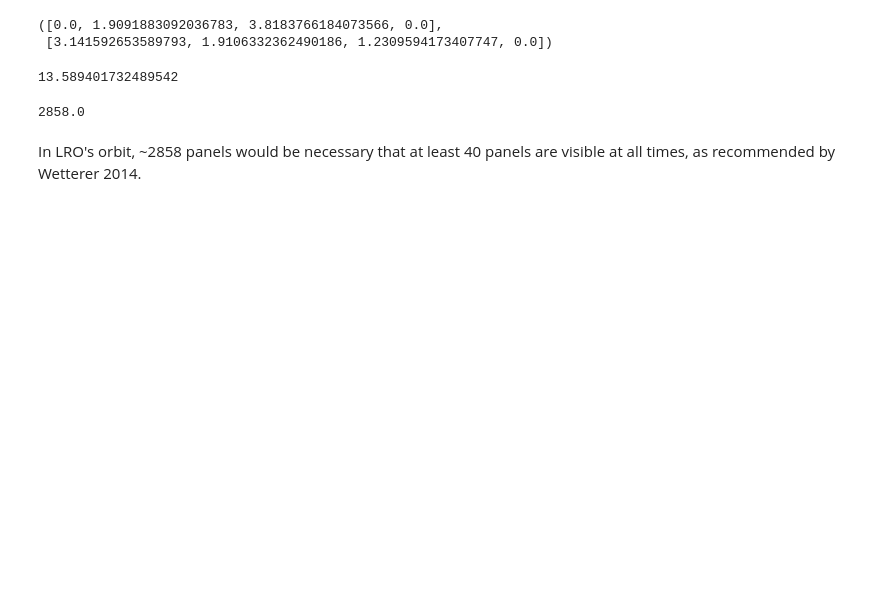
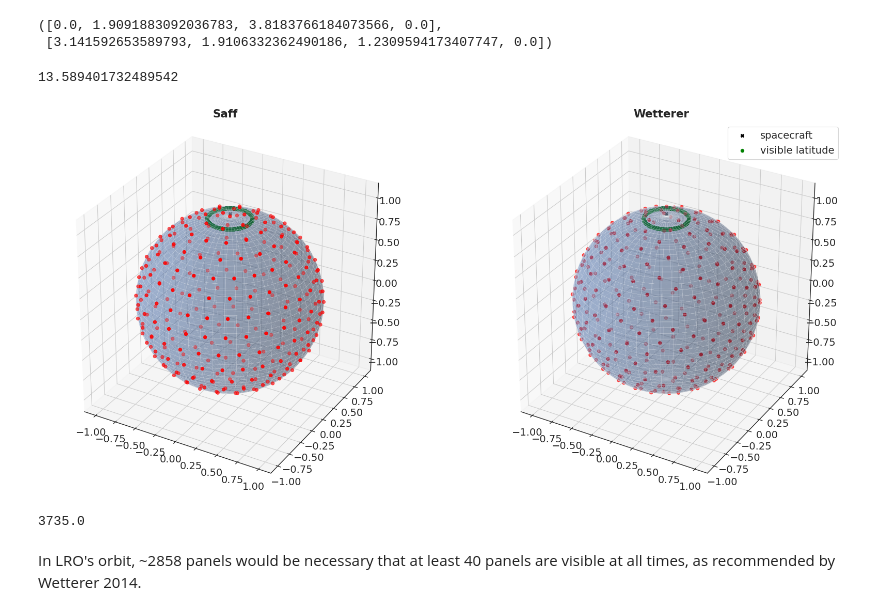
Before and after one commit to DominikStiller/tudelft-hpb-project, a Jupyter notebook: analysis/paneling.ipynb, the cells around one changed output. Drawn from its saved outputs; the diff is of its cells as text; code cells hidden in the pictures; blank space fills up the shorter version.

Commit message:
Fix Wetterer algorithm for paneling of sphere

```diff
--- a/analysis/paneling.ipynb
+++ b/analysis/paneling.ipynb
@@ -15,15 +15,16 @@ def generate_panels_wetterer(N):
     polars = []
     azimuths = []
 
-    z = 1 - 1/N  # from 1 to -1
+    z = -1 + 1/N  # from 1 to -1
     for j in range(1, N+1):
-        polars.append(np.pi/2 - np.arctan(np.sqrt(1-z**2)/z))
+        # Fraction is flipped compared to paper; the paper version biases points towards poles
+        polars.append(np.pi/2 - np.arctan(z/np.sqrt(1-z**2)))
         if j == 1:
             azimuths.append(0.)
         else:
             azimuths.append(np.mod(azimuths[-1] + np.pi * (3-np.sqrt(5)), 2*np.pi))
 
-        z -= 2/N
+        z += 2/N
 
     return azimuths, polars
 
@@ -60,6 +61,44 @@ def calculate_cap_polar_angle(h):
 np.degrees(calculate_cap_polar_angle(50))
 # %% [output]
 13.589401732489542
+# %%
+def plot_sphere():
+    def polar2cart(u, v):
+        # u=azimuth, v=polar
+        x = np.cos(u)*np.sin(v)
+        y = np.sin(u)*np.sin(v)
+        z = np.cos(v)
+        return x, y, z
+
+    def _do_plot(ax, generate_fn):
+        u, v = np.mgrid[0:2*np.pi:200j, 0:np.pi:100j]
+
+        ax.plot_surface(*polar2cart(u, v), alpha=0.3, linewidth=0.1)
+
+        panels = generate_fn(290)
+        ax.scatter(*polar2cart(*panels), c="red")
+
+        h = 50
+        cap_polar = calculate_cap_polar_angle(h)
+        ax.scatter(0, 0, (h + moon_polar_radius) / moon_polar_radius, marker="X", c="black", label="spacecraft")
+        ax.scatter(*polar2cart(u, cap_polar), c="green", label="visible latitude")
+
+        limits = np.array([getattr(ax, f'get_{axis}lim')() for axis in 'xyz'])
+        ax.set_box_aspect(np.ptp(limits, axis=1))
+
+    fig, (ax_saff, ax_wetterer) = plt.subplots(1, 2, figsize=[20, 10], subplot_kw={"projection": "3d"})
+
+    _do_plot(ax_saff, generate_panels_saff)
+    _do_plot(ax_wetterer, generate_panels_wetterer)
+
+    ax_saff.set_title("Saff")
+    ax_wetterer.set_title("Wetterer")
+
+    plt.legend()
+
+plot_sphere()
+# %% [output]
+[figure, new version]
 # %%
 def calculate_required_N(n, cap_polar_angle):
     cap_area = 2 * np.pi * moon_polar_radius**2 * (1 - np.cos(cap_polar_angle))
@@ -67,8 +106,8 @@ def calculate_required_N(n, cap_polar_angle):
     N = n / cap_area * sphere_area
     return np.ceil(N)
 
-calculate_required_N(40, calculate_cap_polar_angle(50))
+calculate_required_N(40, calculate_cap_polar_angle(38))
 # %% [output]
-2858.0
+3735.0
 # %% [markdown]
 In LRO's orbit, ~2858 panels would be necessary that at least 40 panels are visible at all times, as recommended by Wetterer 2014.
```
Also changed, not shown: parts of 6 cells of this notebook.
